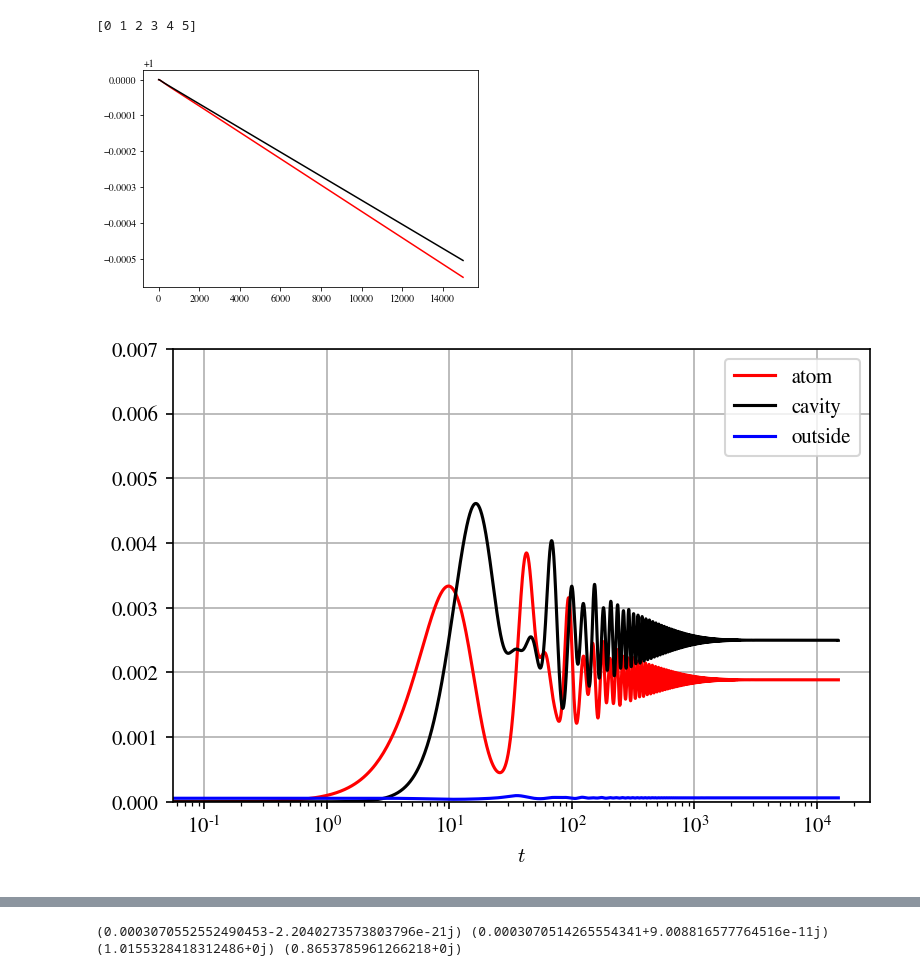
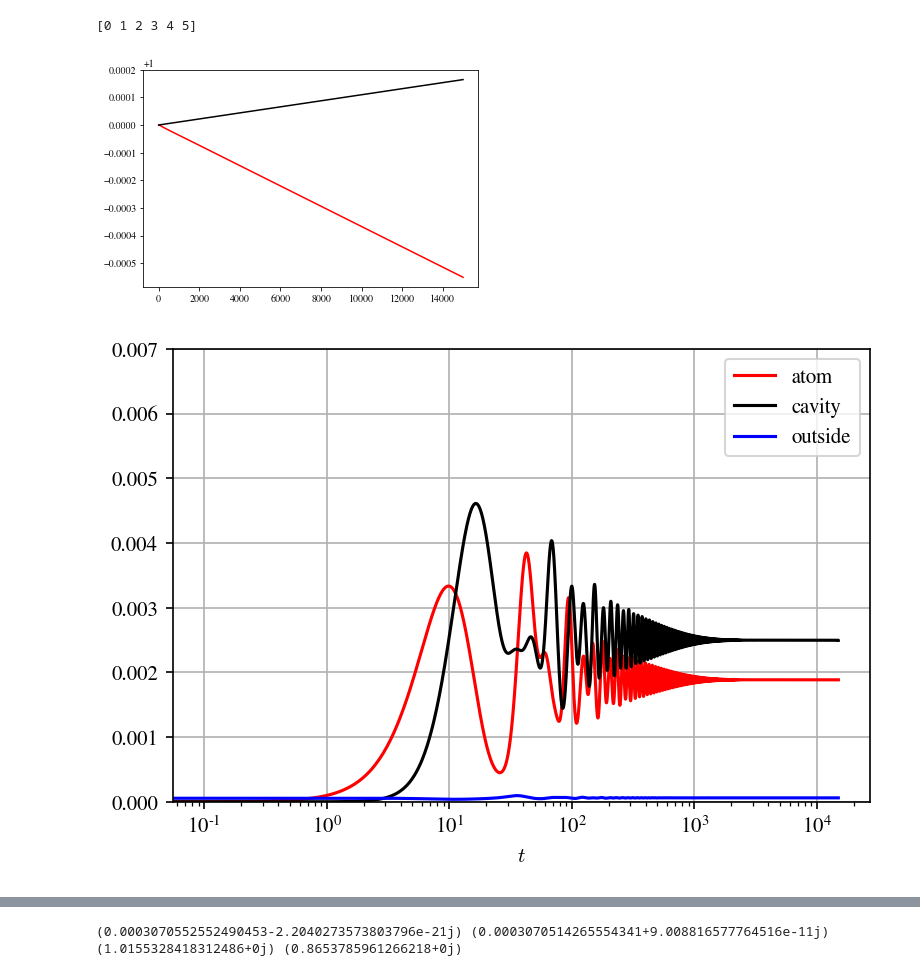
Before and after one commit to nemetniki/JC-fb, a Jupyter notebook: JC_evol.ipynb, the cells around one changed output, grey strips where cells are left out. Cells and saved outputs as stored; diff of their text form; code cells hidden in the pictures.

```diff
--- a/JC_evol.ipynb
+++ b/JC_evol.ipynb
@@ -137,7 +137,7 @@ def conv(x):
 dat1 = np.genfromtxt((conv(x) for x in \
                       open("./Data/evol%04d_atom_drive_A.txt"%38)),dtype=complex)
 dat2 = np.genfromtxt((conv(x) for x in \
-                      open("./Data/evol%04d_atom_drive_A.txt"%37)),dtype=complex)
+                      open("./Data/evol%04d_atom_drive_A.txt"%20)),dtype=complex)
 t_1 = dat1[:,0]
 norm_1 = dat1[:,1]
 exc_1 = dat1[:,2]
@@ -152,32 +152,32 @@ exc_2 = dat2[:,2]
 gr_2 = dat2[:,3]
 cav_2 = dat2[:,4]
 g2c_2 = dat2[:,5]
 g2_2 = dat2[:,6]
 NB_2 = dat2[:,7]
 
 plt.figure(0)
 plt.plot(t_1,norm_1,color="r")
 plt.plot(t_2,norm_2,color="k")
 
 plt.figure(1,dpi=150)
 plt.plot(t_1,exc_1,label="atom",color="r")
 plt.plot(t_1,cav_1,label="cavity",color="k")
 plt.plot(t_1[30:]-15,NB_1[30:],label="outside",color="b")
 plt.xscale("log")
 plt.ylim(0,.007)
 plt.xlabel("$t$")
 plt.legend(loc="best")
 plt.grid(True)
 
 plt.figure(2,dpi=150)
 plt.plot(t_2,exc_2,label="atom",color="r")
 plt.plot(t_2,cav_2,label="cavity",color="k")
 plt.plot(t_2[0:],NB_2[0:],label="outside",color="b")
 plt.ylim(0,.005)
 plt.xlabel("$t$")
 plt.xscale("log")
 plt.legend(loc="best")
 plt.grid(True)#plt.yscale("log")
 # %% [output]
-[figure, old version]
+[figure, new version]
 [figure]
```
Also changed, not shown: parts of 3 cells of this notebook, 3 other files.
